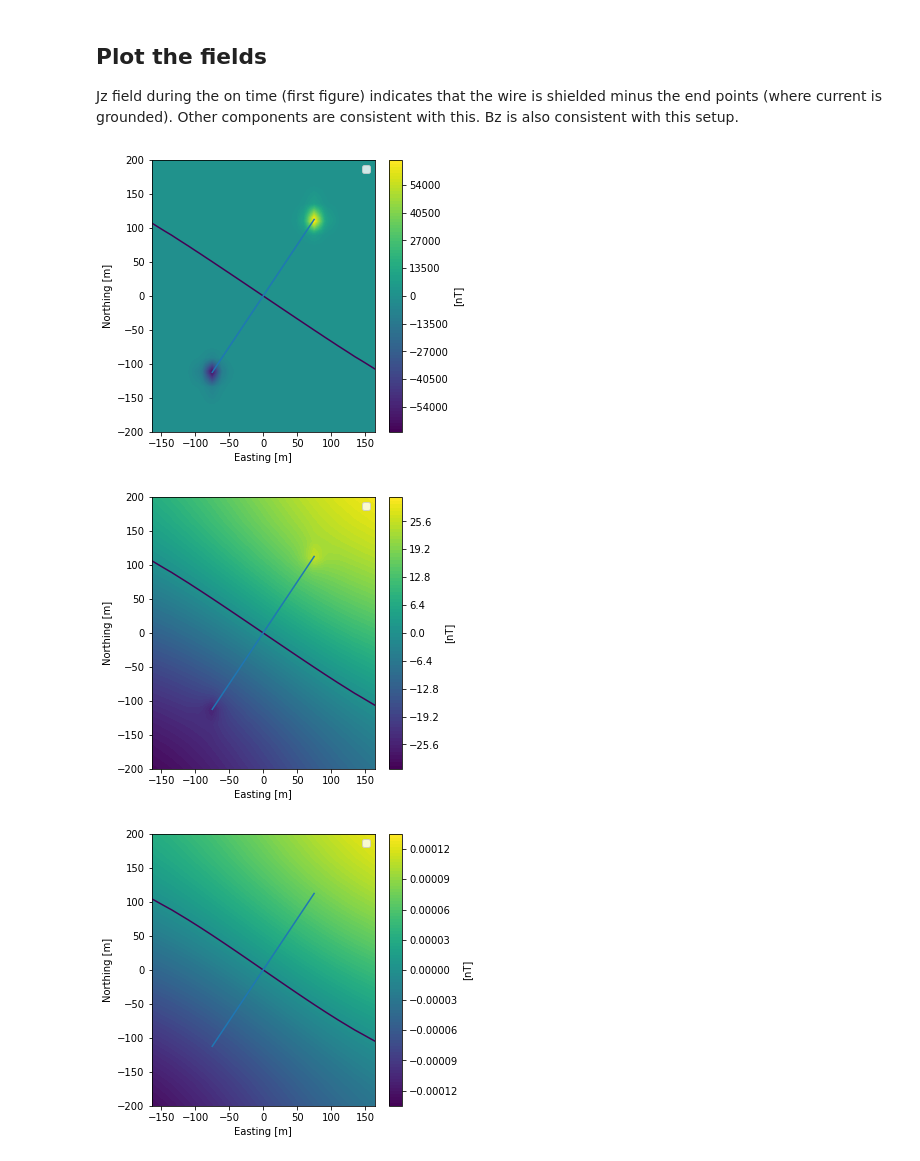
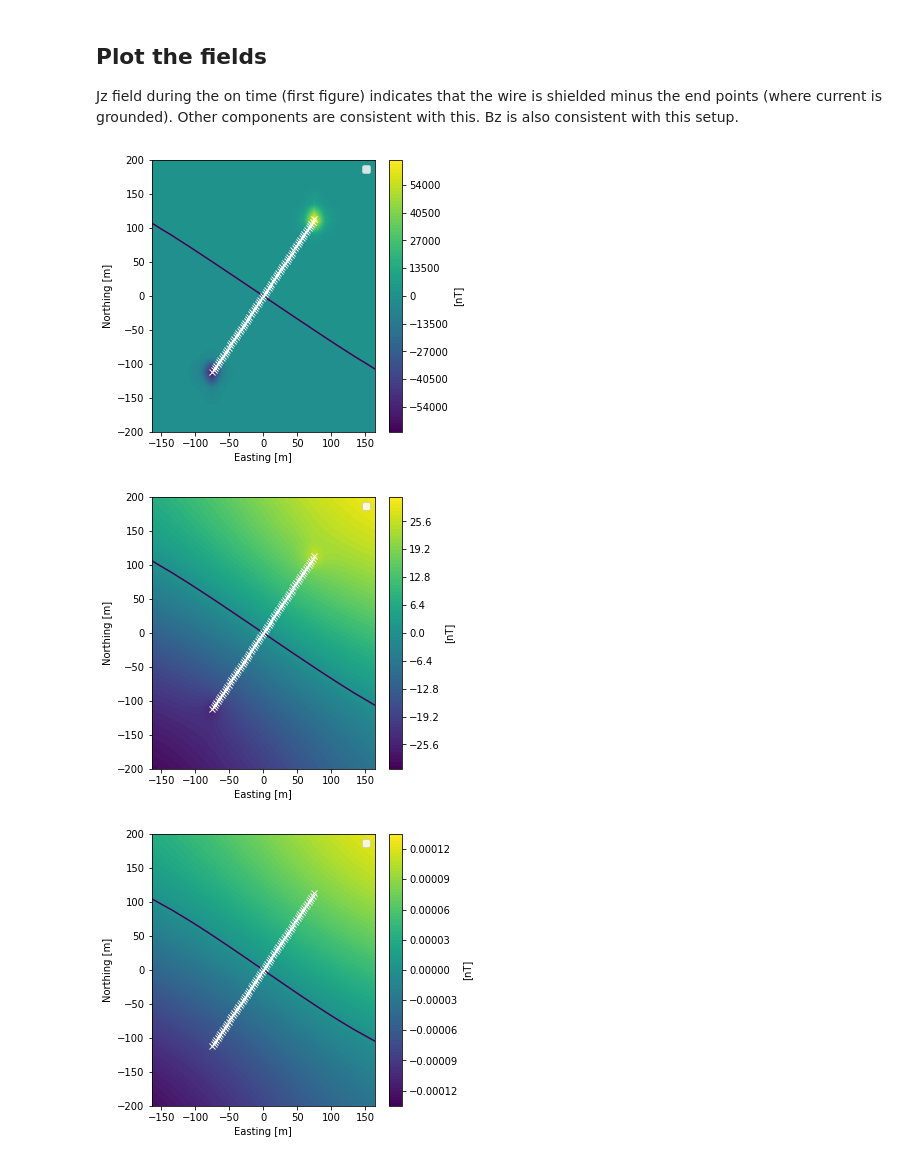
Before and after one commit to CSM-CGEM/cgem-simpeg-examples, a Jupyter notebook: tdem/grounded-wire.ipynb, the cells around one changed output. Cells and saved outputs as stored; diff of their text form; code cells hidden in the pictures.

```diff
--- a/tdem/grounded-wire.ipynb
+++ b/tdem/grounded-wire.ipynb
@@ -320,25 +320,25 @@ Jz field during the on time (first figure) indicates that the wire is shielded m
 # %%
 ptime = [55,56,60,90]
 mod = [rxback_z, rxdiff_z]
 hands = []
 
 for m in mod:
     for ii in ptime:
         fig = plt.figure(figsize=(960/192,960/192))
         plt.contourf(X,Y,m[ii,:,:], 100)
         plt.colorbar().set_label("[nT]")
         plt.contour(X,Y,m[ii,:,:],levels=[0])
-        plt.plot(loc_x,loc_y)
+        plt.plot(loc_x,loc_y,'wx')
 
         #ax.axis([-200,200,-10,290])
         plt.axis('equal')
         plt.xlim([-150,150])
         plt.ylim([-200,200])
         plt.xlabel("Easting [m]")
         plt.ylabel("Northing [m]")
 
         plt.legend(handles=hands,loc='upper right')
 # %% [output]
-[figure, old version]
+[figure, new version]
-[figure, old version]
+[figure, new version]
-[figure, old version]
+[figure, new version]
```
Also changed, not shown: parts of 2 cells of this notebook, 1 other file.
